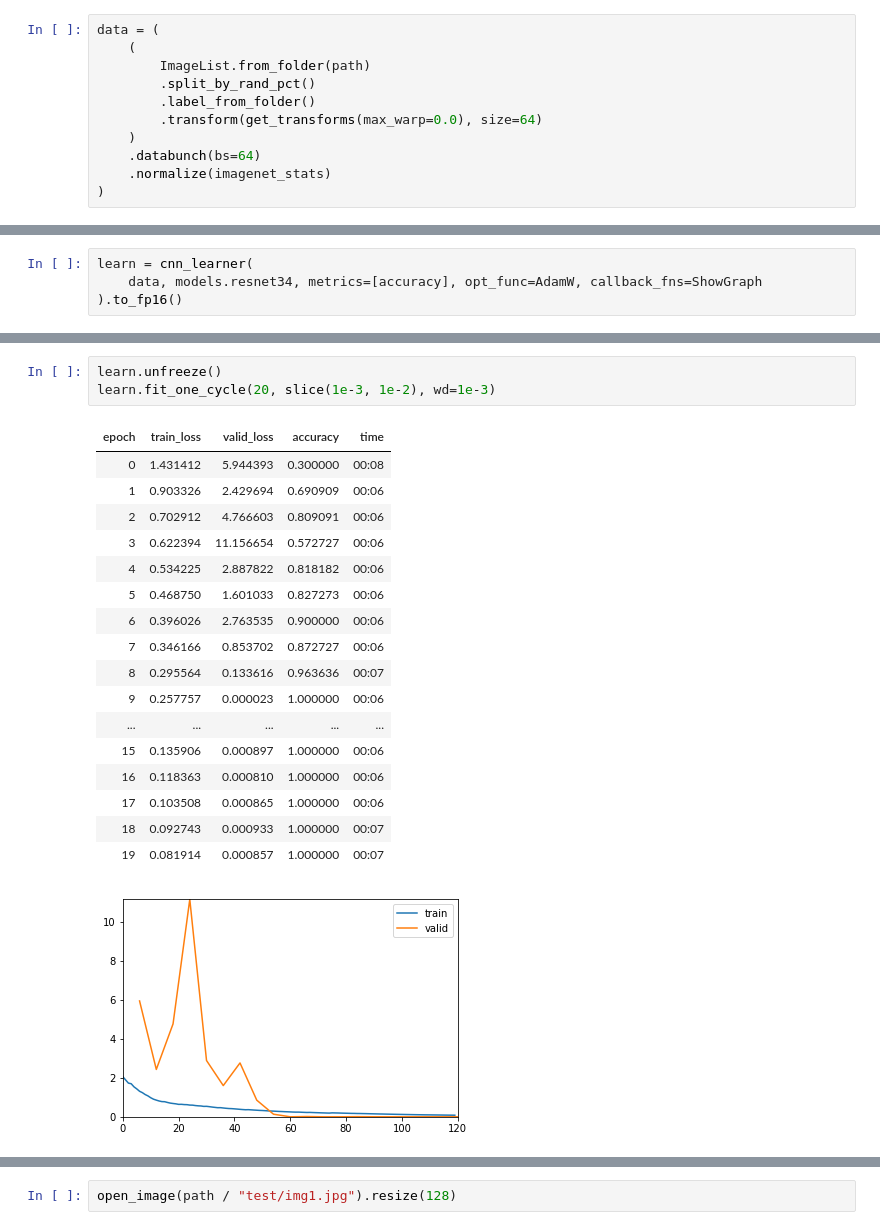
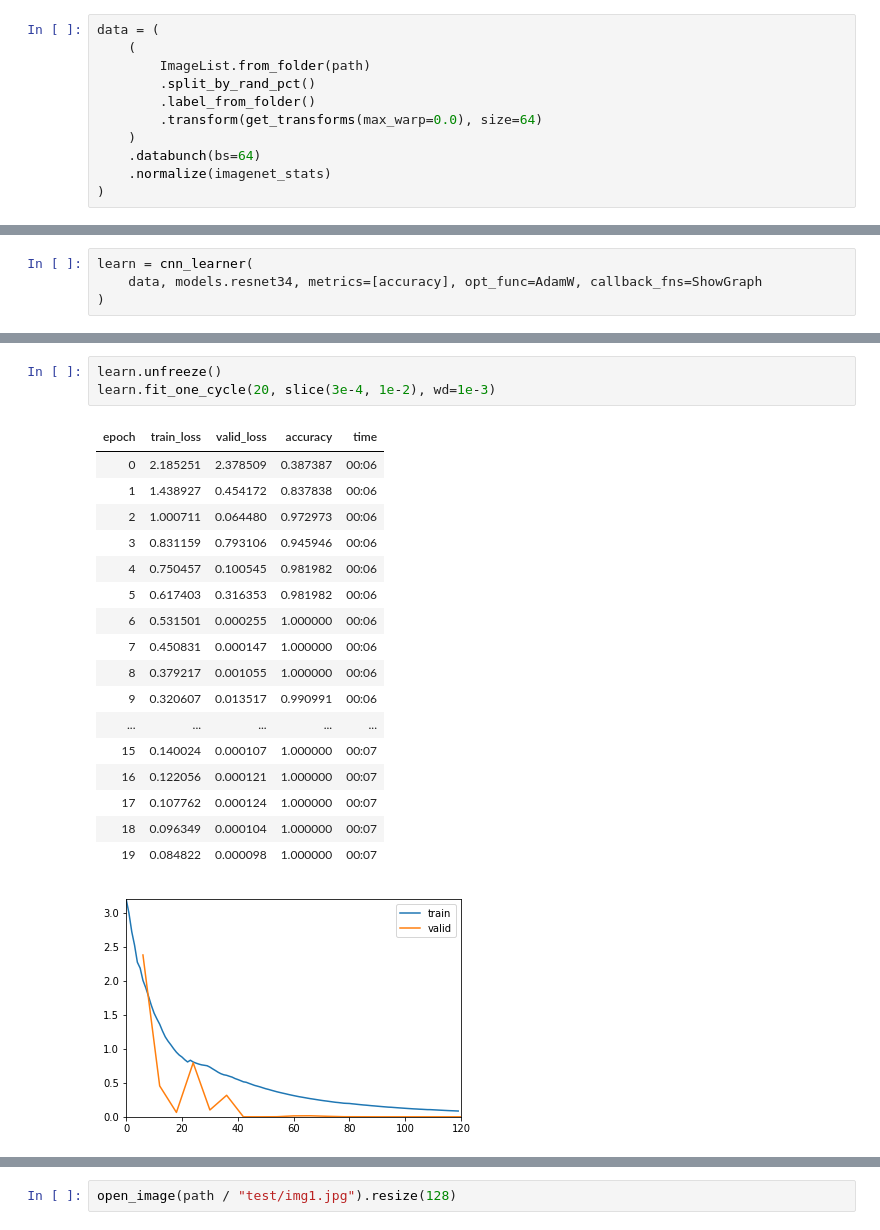
Before and after one commit to Fast-AI-Code/emotionFromMask, a Jupyter notebook: emotionMask.ipynb, the cells around one changed output, grey strips where cells are left out. Cells and saved outputs as stored; diff of their text form.

```diff
--- a/emotionMask.ipynb
+++ b/emotionMask.ipynb
@@ -38,7 +68,7 @@ gc.collect()
 # %%
 learn = cnn_learner(
     data, models.resnet34, metrics=[accuracy], opt_func=AdamW, callback_fns=ShowGraph
-).to_fp16()
+)
 # %%
 learn.unfreeze()
 learn.lr_find()
@@ -66,25 +96,25 @@ LR Finder is complete, type {learner_name}.recorder.plot() to see the graph.
 # %%
 learn.unfreeze()
-learn.fit_one_cycle(20, slice(1e-3, 1e-2), wd=1e-3)
+learn.fit_one_cycle(20, slice(3e-4, 1e-2), wd=1e-3)
 # %% [output]
 | epoch | train_loss | valid_loss | accuracy | time |
-| 0 | 1.431412 | 5.944393 | 0.300000 | 00:08 |
-| 1 | 0.903326 | 2.429694 | 0.690909 | 00:06 |
-| 2 | 0.702912 | 4.766603 | 0.809091 | 00:06 |
-| 3 | 0.622394 | 11.156654 | 0.572727 | 00:06 |
-| 4 | 0.534225 | 2.887822 | 0.818182 | 00:06 |
-| 5 | 0.468750 | 1.601033 | 0.827273 | 00:06 |
-| 6 | 0.396026 | 2.763535 | 0.900000 | 00:06 |
-| 7 | 0.346166 | 0.853702 | 0.872727 | 00:06 |
-| 8 | 0.295564 | 0.133616 | 0.963636 | 00:07 |
-| 9 | 0.257757 | 0.000023 | 1.000000 | 00:06 |
+| 0 | 2.185251 | 2.378509 | 0.387387 | 00:06 |
+| 1 | 1.438927 | 0.454172 | 0.837838 | 00:06 |
+| 2 | 1.000711 | 0.064480 | 0.972973 | 00:06 |
+| 3 | 0.831159 | 0.793106 | 0.945946 | 00:06 |
+| 4 | 0.750457 | 0.100545 | 0.981982 | 00:06 |
+| 5 | 0.617403 | 0.316353 | 0.981982 | 00:06 |
+| 6 | 0.531501 | 0.000255 | 1.000000 | 00:06 |
+| 7 | 0.450831 | 0.000147 | 1.000000 | 00:06 |
+| 8 | 0.379217 | 0.001055 | 1.000000 | 00:06 |
+| 9 | 0.320607 | 0.013517 | 0.990991 | 00:06 |
 | ... | ... | ... | ... | ... |
-| 15 | 0.135906 | 0.000897 | 1.000000 | 00:06 |
-| 16 | 0.118363 | 0.000810 | 1.000000 | 00:06 |
-| 17 | 0.103508 | 0.000865 | 1.000000 | 00:06 |
-| 18 | 0.092743 | 0.000933 | 1.000000 | 00:07 |
-| 19 | 0.081914 | 0.000857 | 1.000000 | 00:07 |
+| 15 | 0.140024 | 0.000107 | 1.000000 | 00:07 |
+| 16 | 0.122056 | 0.000121 | 1.000000 | 00:07 |
+| 17 | 0.107762 | 0.000124 | 1.000000 | 00:07 |
+| 18 | 0.096349 | 0.000104 | 1.000000 | 00:07 |
+| 19 | 0.084822 | 0.000098 | 1.000000 | 00:07 |
-[figure, old version]
+[figure, new version]
 # %%
 learn.show_results(ds_type=DatasetType.Valid)
 # %% [output]
```
Also changed, not shown: parts of 14 cells of this notebook.
